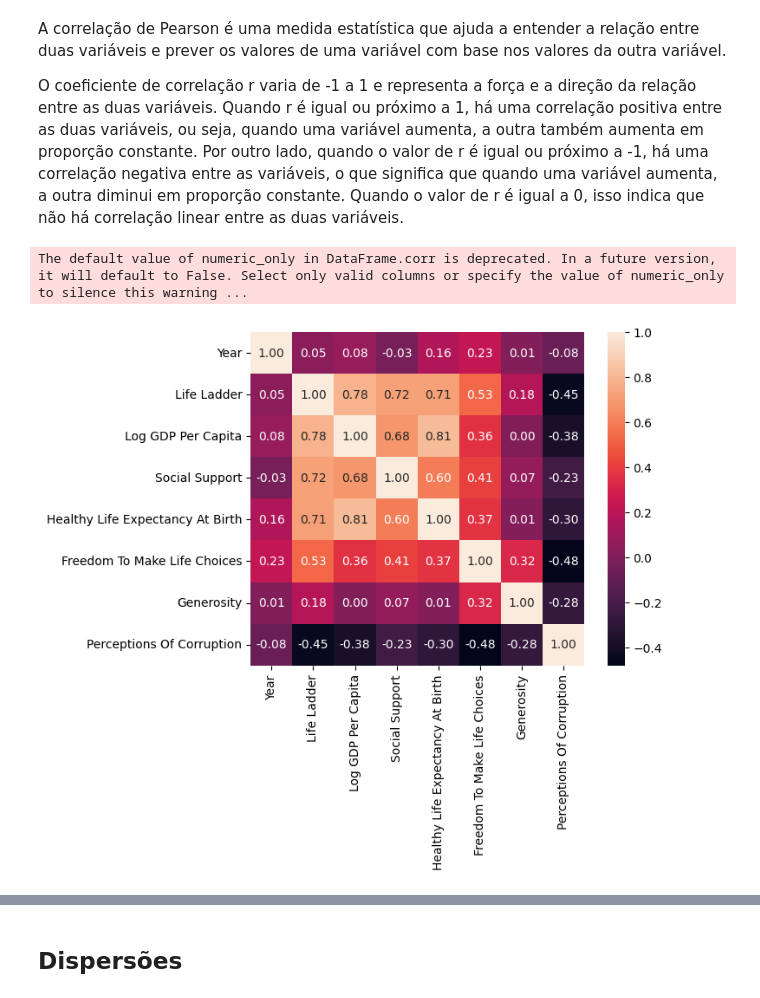
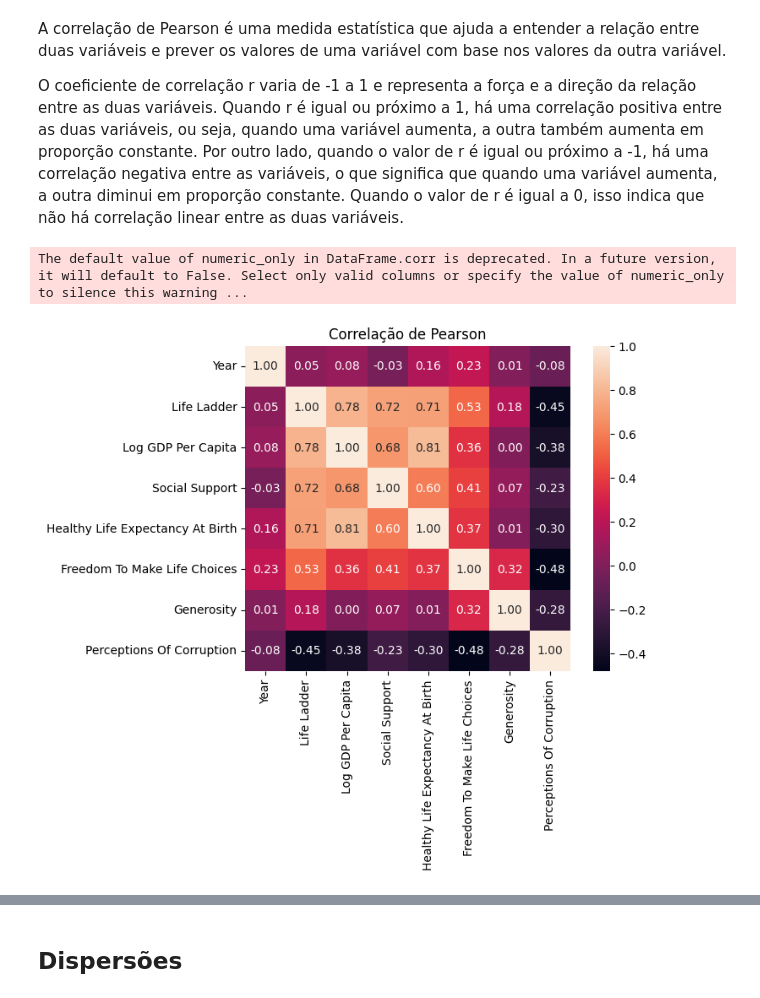
Before and after one commit to grwgabriel/Analise-Descritiva-Felicidade-Mundial, a Jupyter notebook: Projeto_Análise_Felicidade_Mundial.ipynb, the cells around one changed output, grey strips where cells are left out. Drawn from its saved outputs; the diff is of its cells as text; code cells hidden in the pictures.

```diff
--- a/Projeto_Análise_Felicidade_Mundial.ipynb
+++ b/Projeto_Análise_Felicidade_Mundial.ipynb
@@ -478,12 +480,13 @@ O coeficiente de correlação r varia de -1 a 1 e representa a força e a direç
 # %%
 #Definindo o tamanho do gráfico
 plt.figure(figsize=(7,5))
 
 #Plotando o gráfico
-sns.heatmap(db.corr(), annot = True, fmt ='.2f', square = True);
+ax = sns.heatmap(db.corr(), annot = True, fmt ='.2f', square = True);
+plt.gca().set_title('Correlação de Pearson');
 # %% [output]
 The default value of numeric_only in DataFrame.corr is deprecated. In a future version, it will default to False. Select only valid columns or specify the value of numeric_only to silence this warning ...
-[figure, old version]
+[figure, new version]
 # %% [markdown]
 O gráfico nos mostra que:
 
```
Also changed, not shown: parts of 16 cells of this notebook.
